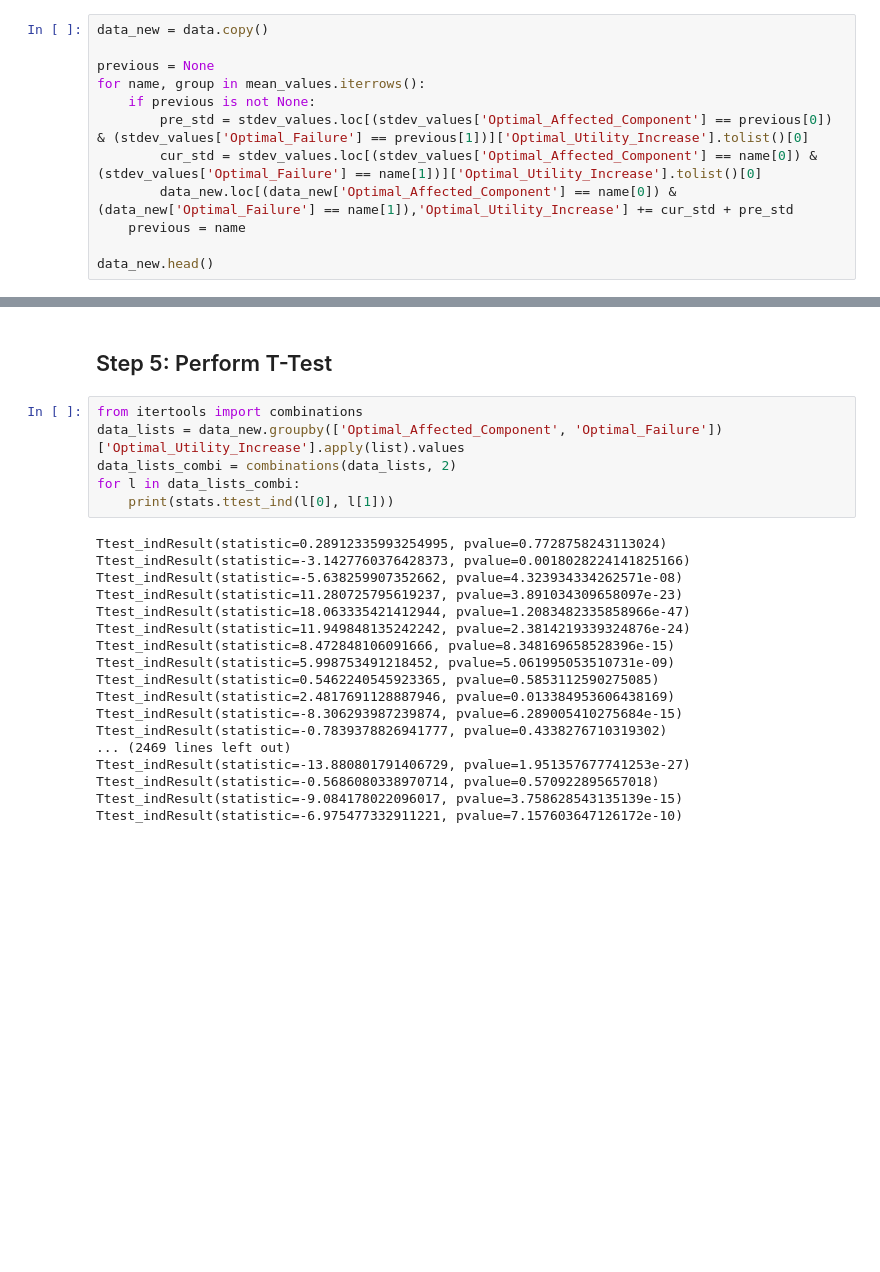
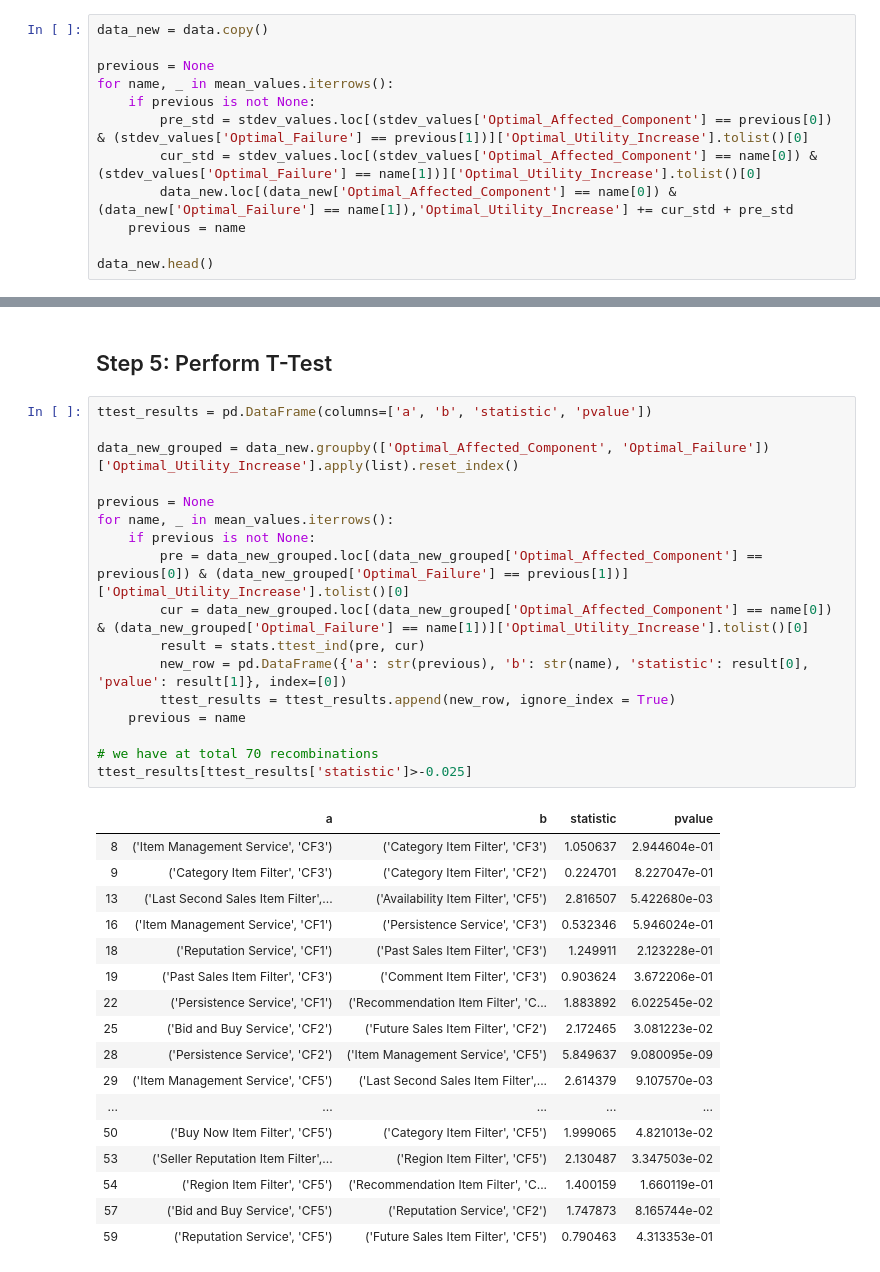
Before and after one commit to hpi-sam/rl-4-self-repair, a Jupyter notebook: data_analysis/data_transformation_analysis2.ipynb, the cells around one changed output, grey strips where cells are left out. Drawn from its saved outputs; the diff is of its cells as text; blank space fills up the shorter version.

Commit message:
[2nd data transformation] evaluating significance

```diff
--- a/data_analysis/data_transformation_analysis2.ipynb
+++ b/data_analysis/data_transformation_analysis2.ipynb
@@ -58,7 +58,7 @@ mean_values = mean_values.sort_values(by=['Optimal_Utility_Increase'], ascending
 data_new = data.copy()
 
 previous = None
-for name, group in mean_values.iterrows():
+for name, _ in mean_values.iterrows():
     if previous is not None:
         pre_std = stdev_values.loc[(stdev_values['Optimal_Affected_Component'] == previous[0]) & (stdev_values['Optimal_Failure'] == previous[1])]['Optimal_Utility_Increase'].tolist()[0]
         cur_std = stdev_values.loc[(stdev_values['Optimal_Affected_Component'] == name[0]) & (stdev_values['Optimal_Failure'] == name[1])]['Optimal_Utility_Increase'].tolist()[0]
@@ -85,27 +85,38 @@ plot_data(data_new.drop(data_new[data_new['Optimal_Utility_Increase'] > 3000].in
 [figure]
 # %% [markdown]
 ## Step 5: Perform T-Test
-# %%
-from itertools import combinations
-data_lists = data_new.groupby(['Optimal_Affected_Component', 'Optimal_Failure'])['Optimal_Utility_Increase'].apply(list).values
-data_lists_combi = combinations(data_lists, 2)
-for l in data_lists_combi:
-    print(stats.ttest_ind(l[0], l[1]))
-# %% [output]
-Ttest_indResult(statistic=0.28912335993254995, pvalue=0.7728758243113024)
-Ttest_indResult(statistic=-3.1427760376428373, pvalue=0.0018028224141825166)
-Ttest_indResult(statistic=-5.638259907352662, pvalue=4.323934334262571e-08)
-Ttest_indResult(statistic=11.280725795619237, pvalue=3.891034309658097e-23)
-Ttest_indResult(statistic=18.063335421412944, pvalue=1.2083482335858966e-47)
-Ttest_indResult(statistic=11.949848135242242, pvalue=2.3814219339324876e-24)
-Ttest_indResult(statistic=8.472848106091666, pvalue=8.348169658528396e-15)
-Ttest_indResult(statistic=5.998753491218452, pvalue=5.061995053510731e-09)
-Ttest_indResult(statistic=0.5462240545923365, pvalue=0.5853112590275085)
-Ttest_indResult(statistic=2.4817691128887946, pvalue=0.013384953606438169)
-Ttest_indResult(statistic=-8.306293987239874, pvalue=6.289005410275684e-15)
-Ttest_indResult(statistic=-0.7839378826941777, pvalue=0.4338276710319302)
-... (2469 lines left out)
-Ttest_indResult(statistic=-13.880801791406729, pvalue=1.951357677741253e-27)
-Ttest_indResult(statistic=-0.5686080338970714, pvalue=0.570922895657018)
-Ttest_indResult(statistic=-9.084178022096017, pvalue=3.758628543135139e-15)
-Ttest_indResult(statistic=-6.975477332911221, pvalue=7.157603647126172e-10)
+# %%
+ttest_results = pd.DataFrame(columns=['a', 'b', 'statistic', 'pvalue'])
+
+data_new_grouped = data_new.groupby(['Optimal_Affected_Component', 'Optimal_Failure'])['Optimal_Utility_Increase'].apply(list).reset_index()
+
+previous = None
+for name, _ in mean_values.iterrows():
+    if previous is not None:
+        pre = data_new_grouped.loc[(data_new_grouped['Optimal_Affected_Component'] == previous[0]) & (data_new_grouped['Optimal_Failure'] == previous[1])]['Optimal_Utility_Increase'].tolist()[0]
+        cur = data_new_grouped.loc[(data_new_grouped['Optimal_Affected_Component'] == name[0]) & (data_new_grouped['Optimal_Failure'] == name[1])]['Optimal_Utility_Increase'].tolist()[0]
+        result = stats.ttest_ind(pre, cur)
+        new_row = pd.DataFrame({'a': str(previous), 'b': str(name), 'statistic': result[0], 'pvalue': result[1]}, index=[0])
+        ttest_results = ttest_results.append(new_row, ignore_index = True)
+    previous = name
+
+# we have at total 70 recombinations
+ttest_results[ttest_results['statistic']>-0.025]
+# %% [output]
+|  | a | b | statistic | pvalue |
+| 8 | ('Item Management Service', 'CF3') | ('Category Item Filter', 'CF3') | 1.050637 | 2.944604e-01 |
+| 9 | ('Category Item Filter', 'CF3') | ('Category Item Filter', 'CF2') | 0.224701 | 8.227047e-01 |
+| 13 | ('Last Second Sales Item Filter',... | ('Availability Item Filter', 'CF5') | 2.816507 | 5.422680e-03 |
+| 16 | ('Item Management Service', 'CF1') | ('Persistence Service', 'CF3') | 0.532346 | 5.946024e-01 |
+| 18 | ('Reputation Service', 'CF1') | ('Past Sales Item Filter', 'CF3') | 1.249911 | 2.123228e-01 |
+| 19 | ('Past Sales Item Filter', 'CF3') | ('Comment Item Filter', 'CF3') | 0.903624 | 3.672206e-01 |
+| 22 | ('Persistence Service', 'CF1') | ('Recommendation Item Filter', 'C... | 1.883892 | 6.022545e-02 |
+| 25 | ('Bid and Buy Service', 'CF2') | ('Future Sales Item Filter', 'CF2') | 2.172465 | 3.081223e-02 |
+| 28 | ('Persistence Service', 'CF2') | ('Item Management Service', 'CF5') | 5.849637 | 9.080095e-09 |
+| 29 | ('Item Management Service', 'CF5') | ('Last Second Sales Item Filter',... | 2.614379 | 9.107570e-03 |
+| ... | ... | ... | ... | ... |
+| 50 | ('Buy Now Item Filter', 'CF5') | ('Category Item Filter', 'CF5') | 1.999065 | 4.821013e-02 |
+| 53 | ('Seller Reputation Item Filter',... | ('Region Item Filter', 'CF5') | 2.130487 | 3.347503e-02 |
+| 54 | ('Region Item Filter', 'CF5') | ('Recommendation Item Filter', 'C... | 1.400159 | 1.660119e-01 |
+| 57 | ('Bid and Buy Service', 'CF5') | ('Reputation Service', 'CF2') | 1.747873 | 8.165744e-02 |
+| 59 | ('Reputation Service', 'CF5') | ('Future Sales Item Filter', 'CF5') | 0.790463 | 4.313353e-01 |
```
